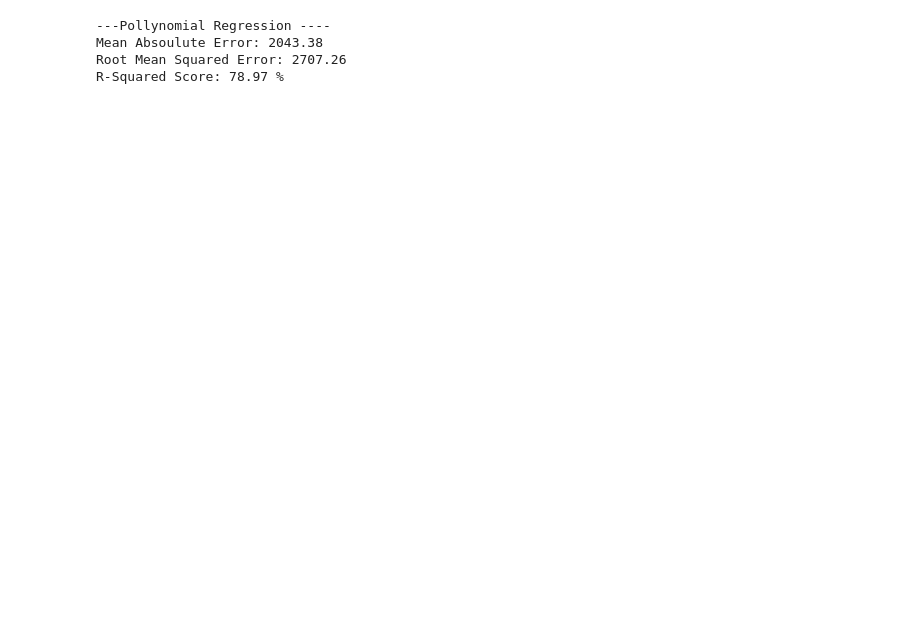
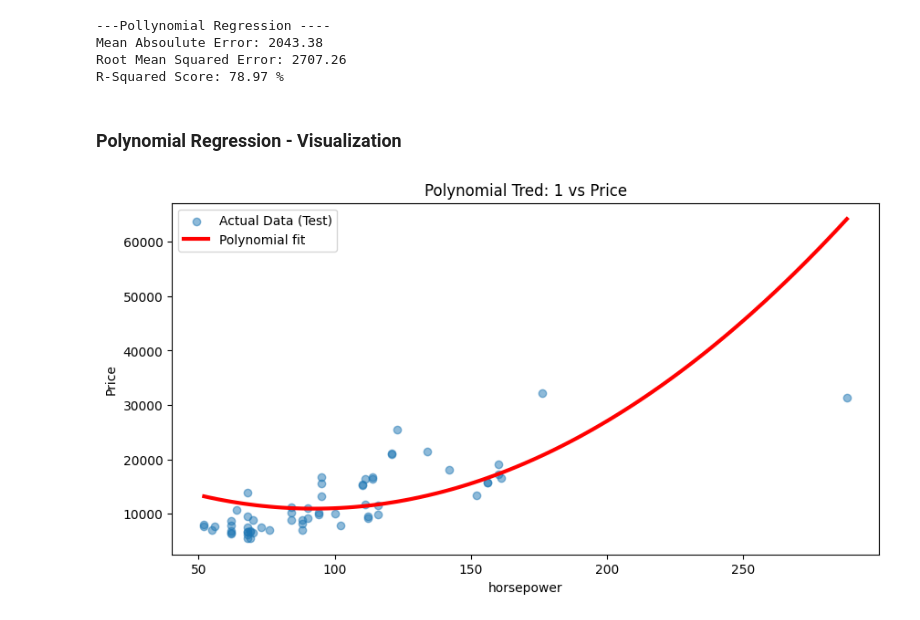
Before and after one commit to Huzaifa-Khan-Official/AI-Ml-DL-, a Jupyter notebook: ml11/ml11_linearRegressionMore (1).ipynb, the cells around one changed output. Saved outputs shown, nothing was run; the diff lists cells and outputs as text; code cells hidden in the pictures; blank space fills up the shorter version.

```diff
--- a/ml11/ml11_linearRegressionMore (1).ipynb
+++ b/ml11/ml11_linearRegressionMore (1).ipynb
@@ -258,3 +263,35 @@ print(f"R-Squared Score: {r2_p*100:.2f} %")
 Mean Absoulute Error: 2043.38
 Root Mean Squared Error: 2707.26
 R-Squared Score: 78.97 %
+# %% [markdown]
+### Polynomial Regression - Visualization
+# %%
+# Choose feature to visualize: 0: "enginesize", 1: 'horsepower', etc
+feature_idx = 1
+feature_name = X.columns[feature_idx]
+
+# Create a range of values for the chosen feature
+x_range = np.linspace(X_test.iloc[:, feature_idx].min(), X_test.iloc[:, feature_idx].max(), 100)
+
+# Create a "dummy" test set where all features are at the their mean, but the chosen feature varies across its range
+dummy_X = pd.DataFrame(np.tile(X_test.mean().values, (100, 1)), columns=X_test.columns)
+dummy_X.iloc[:, feature_idx] = x_range
+
+#Transform using the SAME scaler and poly object
+dummy_X_scaled = scaler.transform(dummy_X)
+dummy_X_poly = poly.transform(dummy_X_scaled)
+
+#Get predictions for the curve
+curve_preds = model.predict(dummy_X_poly)
+# %%
+# Plot
+plt.figure(figsize=(10, 5))
+plt.scatter(X_test.iloc[:, feature_idx], y_test, alpha=0.5, label="Actual Data (Test)")
+plt.plot(x_range, curve_preds, color="red", linewidth=3, label='Polynomial fit')
+plt.xlabel(feature_name)
+plt.ylabel("Price")
+plt.title(f"Polynomial Tred: {feature_idx} vs Price")
+plt.legend()
+plt.show()
+# %% [output]
+[figure, added]
```
Also changed, not shown: parts of 6 cells of this notebook, 2 other files.
